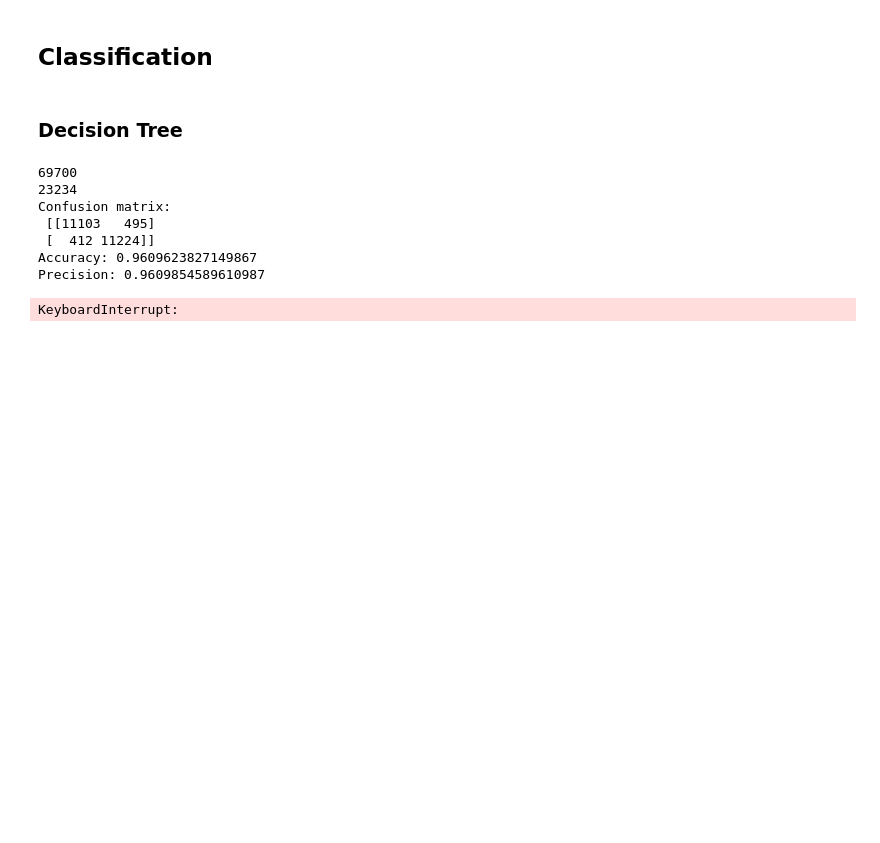
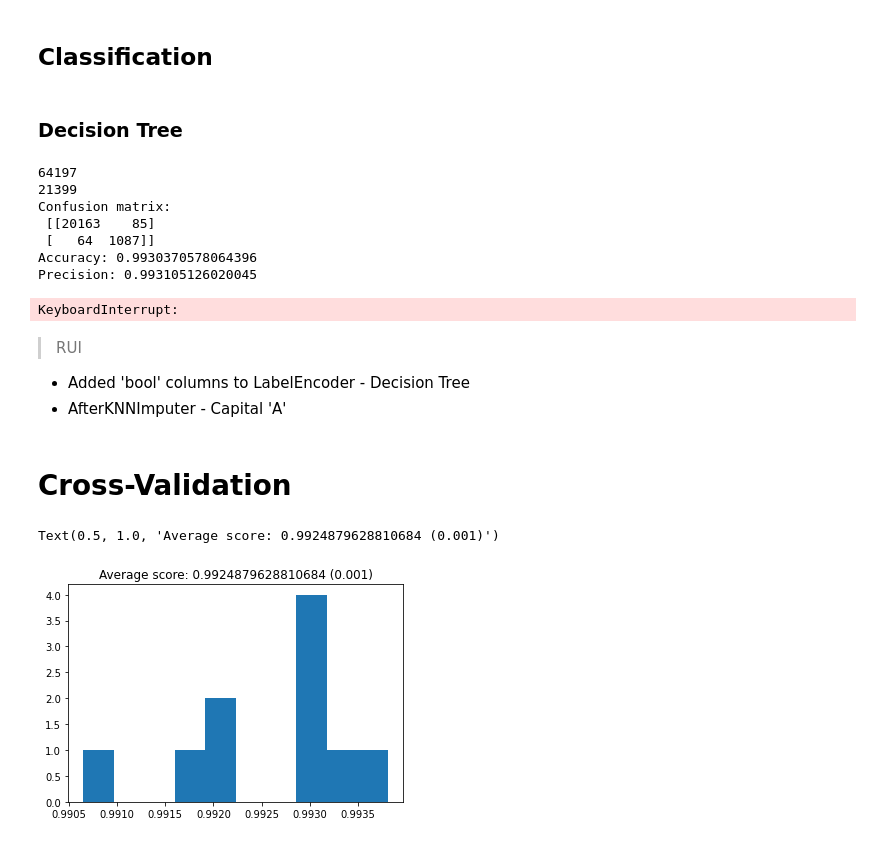
Before and after one commit to 2dukes/PROJ_IART_2021, a Jupyter notebook: proj2/CreditRisk.ipynb, the cells around one changed output. Drawn from its saved outputs; the diff is of its cells as text; code cells hidden in the pictures; blank space fills up the shorter version.

Commit message:
Cross Validation and Logistic Regression.

```diff
--- a/proj2/CreditRisk.ipynb
+++ b/proj2/CreditRisk.ipynb
@@ -435,7 +420,7 @@ dtc = DecisionTreeClassifier()
 dtc_df = df
 
 from sklearn.preprocessing import LabelEncoder
-columnsToEncode = list(dtc_df.select_dtypes(include=['category','object']))
+columnsToEncode = list(dtc_df.select_dtypes(include=['category','object', 'bool']))
 le = LabelEncoder()
 for feature in columnsToEncode:
     try:
@@ -467,13 +452,13 @@ print("Confusion matrix:\n", metrics.confusion_matrix(testing_classes, predictio
 print("Accuracy:",metrics.accuracy_score(testing_classes, prediction_classes))
 print("Precision:", metrics.precision_score(testing_classes, prediction_classes, average='weighted'))
 # %% [output]
-69700
-23234
+64197
+21399
 Confusion matrix:
- [[11103   495]
- [  412 11224]]
-Accuracy: 0.9609623827149867
-Precision: 0.9609854589610987
+ [[20163    85]
+ [   64  1087]]
+Accuracy: 0.9930370578064396
+Precision: 0.993105126020045
 # %%
 model_accuracies = []
 
@@ -516,3 +501,42 @@ scatter = sb.relplot(x="loan_amnt", y="annual_inc", hue="home_ownership", style=
 #scatter.legend(loc='upper right', size = 15);
 
 scatter.savefig("output.png")
+# %% [markdown]
+> RUI
+
+- Added 'bool' columns to LabelEncoder - Decision Tree
+- AfterKNNImputer - Capital 'A'
+# %% [markdown]
+# Cross-Validation
+# %%
+import sklearn.tree as tree
+from numpy import std
+from sklearn.model_selection import StratifiedKFold
+from sklearn.model_selection import cross_val_score
+
+def plot_cv(cv, features, labels):
+    masks = []
+    for train, test in cv.split(features, labels):
+        mask = np.zeros(len(labels), dtype=bool)
+        mask[test] = 1
+        masks.append(mask)
+
+    plt.figure(figsize=(10, 200))
+    plt.imshow(masks, interpolation='none', cmap='gray_r')
+    plt.ylabel('Fold')
+    plt.xlabel('Row #')
+
+all_inputs = X
+all_labels = y
+# plot_cv(StratifiedKFold(n_splits=10), all_inputs[:100], all_labels[:100])
+
+decision_tree_classifier = DecisionTreeClassifier()
+
+# cross_val_score returns a list of the scores, which we can visualize
+# to get a reasonable estimate of our classifier's performance
+cv_scores = cross_val_score(decision_tree_classifier, all_inputs, all_labels, scoring='accuracy', cv=10)
+plt.hist(cv_scores)
+plt.title('Average score: {}'.format(np.mean(cv_scores)) + ' (%.3f)' % std(cv_scores))
+# %% [output]
+Text(0.5, 1.0, 'Average score: 0.9924879628810684 (0.001)')
+[figure, added]
```
Also changed, not shown: parts of 13 cells of this notebook.
